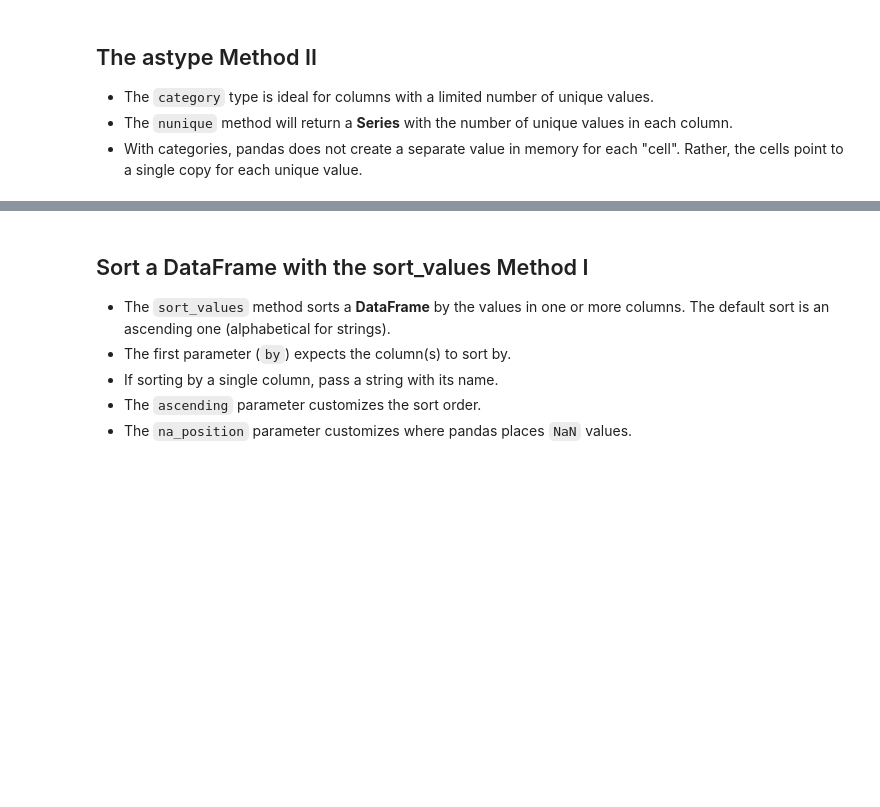
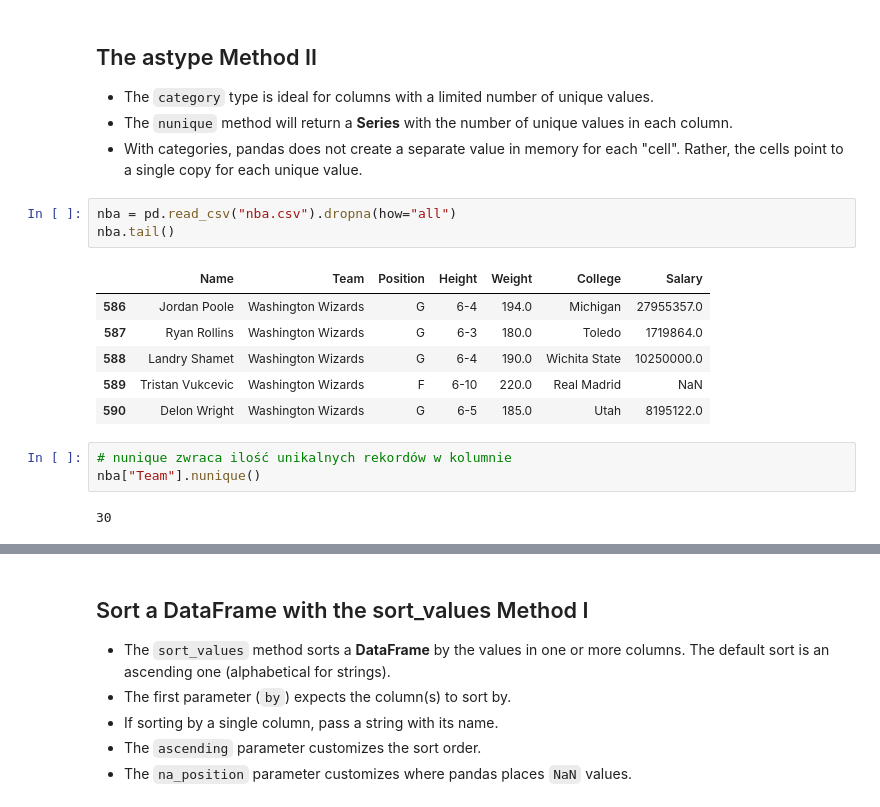
Before and after one commit to kon-mat/DataAnalysis, a Jupyter notebook: Python/Udemy/DataAnalysisWithPandasAndPython/Complete/04 - DataFrames I - Introduction.ipynb, the cells around one changed output, grey strips where cells are left out. Drawn from its saved outputs; the diff is of its cells as text; blank space fills up the shorter version.

```diff
--- a/Python/Udemy/DataAnalysisWithPandasAndPython/Complete/04 - DataFrames I - Introduction.ipynb
+++ b/Python/Udemy/DataAnalysisWithPandasAndPython/Complete/04 - DataFrames I - Introduction.ipynb
@@ -949,3 +949,18 @@ nba
 - The `category` type is ideal for columns with a limited number of unique values.
 - The `nunique` method will return a **Series** with the number of unique values in each column.
 - With categories, pandas does not create a separate value in memory for each "cell". Rather, the cells point to a single copy for each unique value.
+# %%
+nba = pd.read_csv("nba.csv").dropna(how="all")
+nba.tail()
+# %% [output]
+|  | Name | Team | Position | Height | Weight | College | Salary |
+| 586 | Jordan Poole | Washington Wizards | G | 6-4 | 194.0 | Michigan | 27955357.0 |
+| 587 | Ryan Rollins | Washington Wizards | G | 6-3 | 180.0 | Toledo | 1719864.0 |
+| 588 | Landry Shamet | Washington Wizards | G | 6-4 | 190.0 | Wichita State | 10250000.0 |
+| 589 | Tristan Vukcevic | Washington Wizards | F | 6-10 | 220.0 | Real Madrid | NaN |
+| 590 | Delon Wright | Washington Wizards | G | 6-5 | 185.0 | Utah | 8195122.0 |
+# %%
+# nunique zwraca ilość unikalnych rekordów w kolumnie
+nba["Team"].nunique()
+# %% [output]
+30
```
Also changed, not shown: parts of 6 cells of this notebook.
